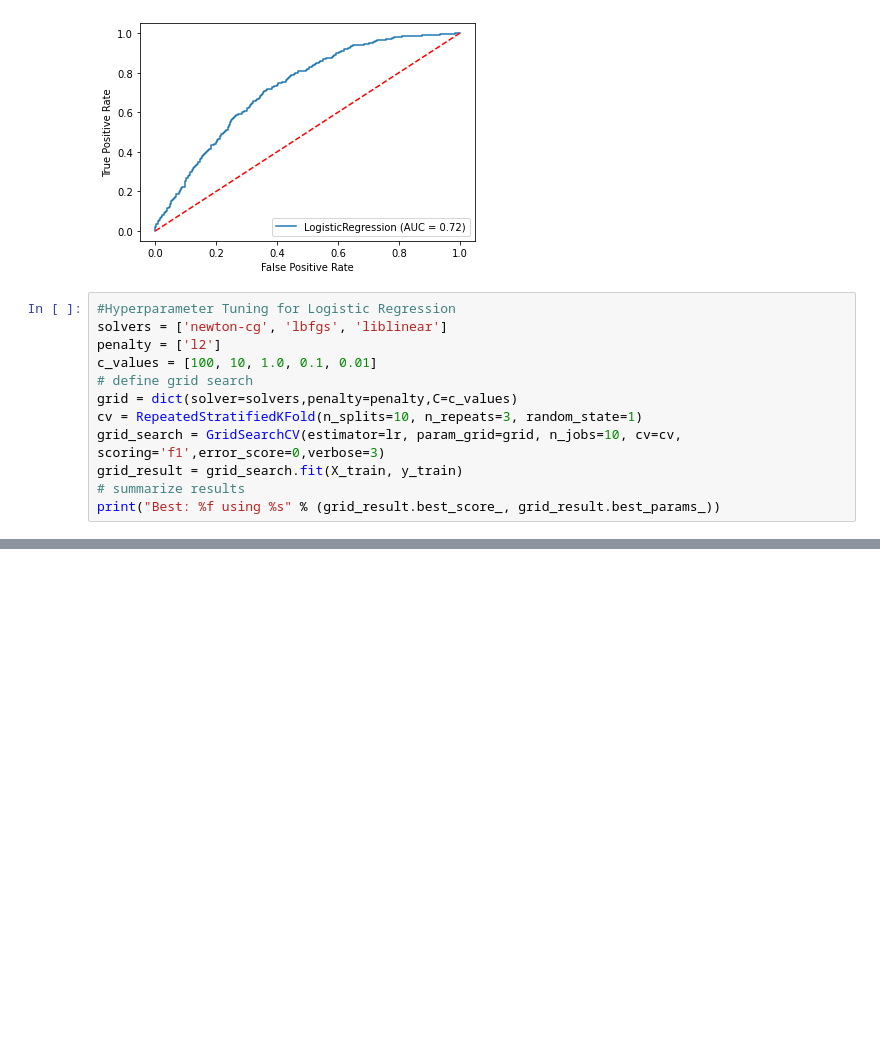
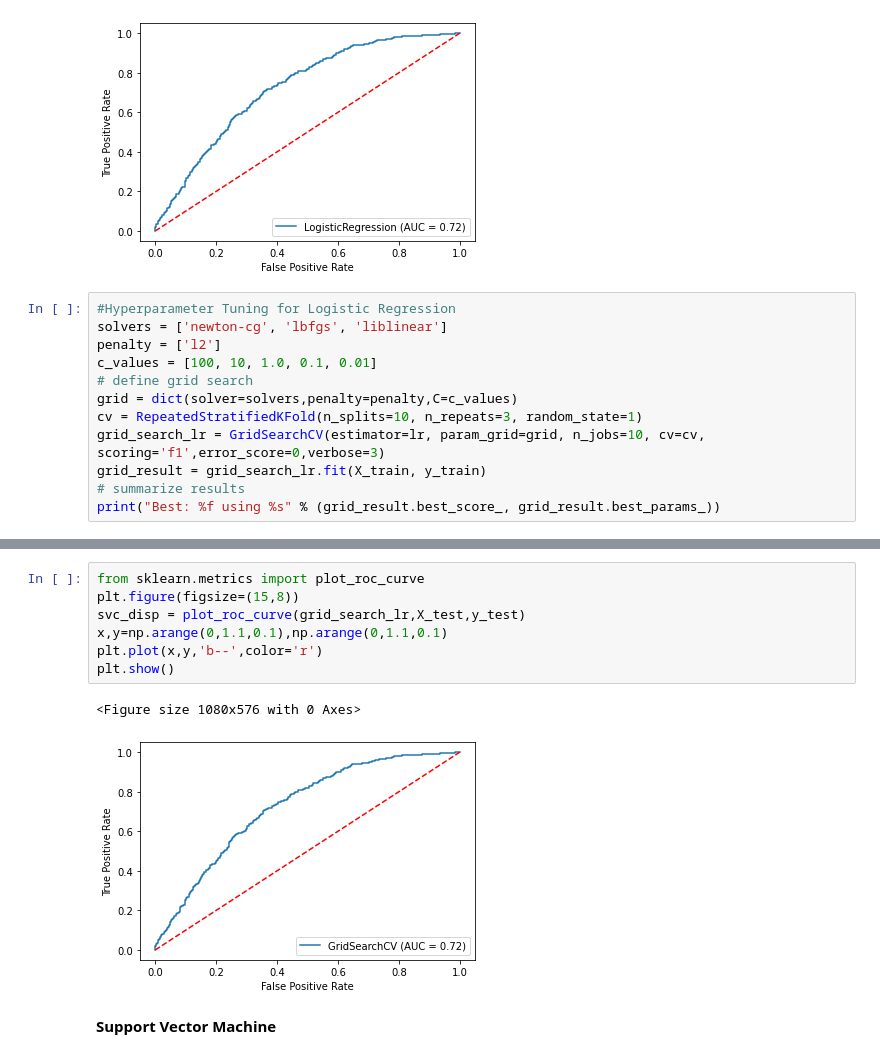
Before and after one commit to shetehm/Cardiovascular-Risk-Prediction, a Jupyter notebook: Individual_Colab_Cardiovascular_Risk_Prediction.ipynb, the cells around one changed output, grey strips where cells are left out. Cells and saved outputs as stored; diff of their text form; blank space fills up the shorter version.

```diff
--- a/Individual_Colab_Cardiovascular_Risk_Prediction.ipynb
+++ b/Individual_Colab_Cardiovascular_Risk_Prediction.ipynb
@@ -1147,8 +1146,8 @@ c_values = [100, 10, 1.0, 0.1, 0.01]
 # define grid search
 grid = dict(solver=solvers,penalty=penalty,C=c_values)
 cv = RepeatedStratifiedKFold(n_splits=10, n_repeats=3, random_state=1)
-grid_search = GridSearchCV(estimator=lr, param_grid=grid, n_jobs=10, cv=cv, scoring='f1',error_score=0,verbose=3)
-grid_result = grid_search.fit(X_train, y_train)
+grid_search_lr = GridSearchCV(estimator=lr, param_grid=grid, n_jobs=10, cv=cv, scoring='f1',error_score=0,verbose=3)
+grid_result = grid_search_lr.fit(X_train, y_train)
 # summarize results
 print("Best: %f using %s" % (grid_result.best_score_, grid_result.best_params_))
 # %% [output]
@@ -1161,0 +1181,12 @@ Best: 0.671128 using {'C': 0.1, 'penalty': 'l2', 'solver': 'newton-cg'}
+# %%
+from sklearn.metrics import plot_roc_curve
+plt.figure(figsize=(15,8))
+svc_disp = plot_roc_curve(grid_search_lr,X_test,y_test)
+x,y=np.arange(0,1.1,0.1),np.arange(0,1.1,0.1)
+plt.plot(x,y,'b--',color='r')
+plt.show()
+# %% [output]
+<Figure size 1080x576 with 0 Axes>
+[figure, added]
+# %% [markdown]
+**Support Vector Machine**
```
Also changed, not shown: parts of 13 cells of this notebook.
